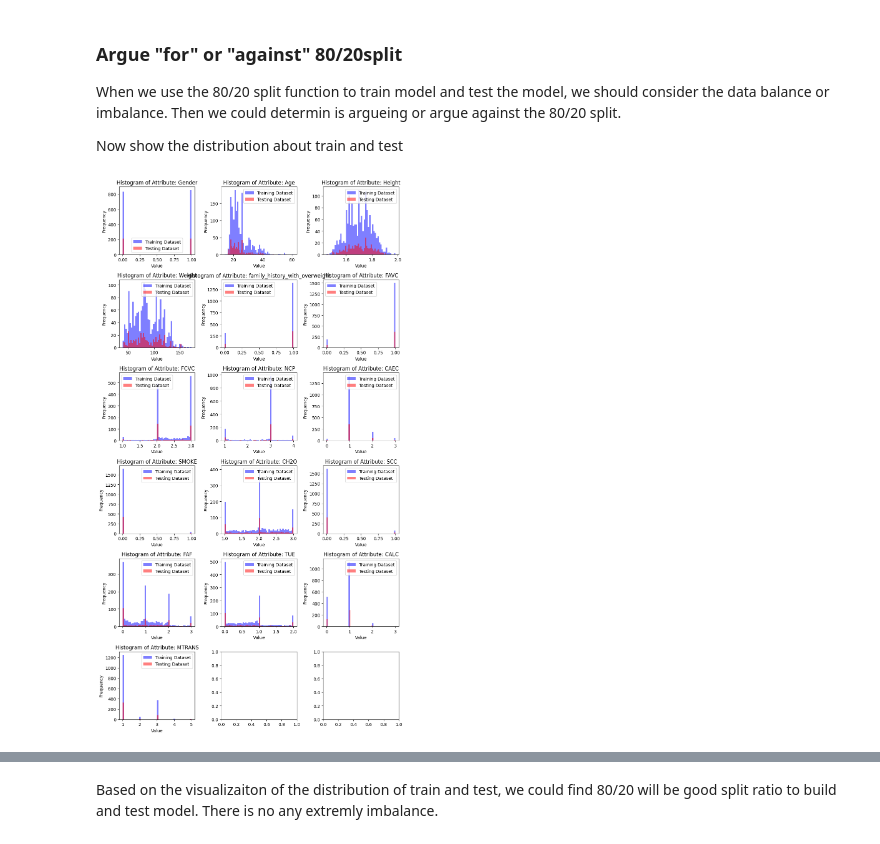
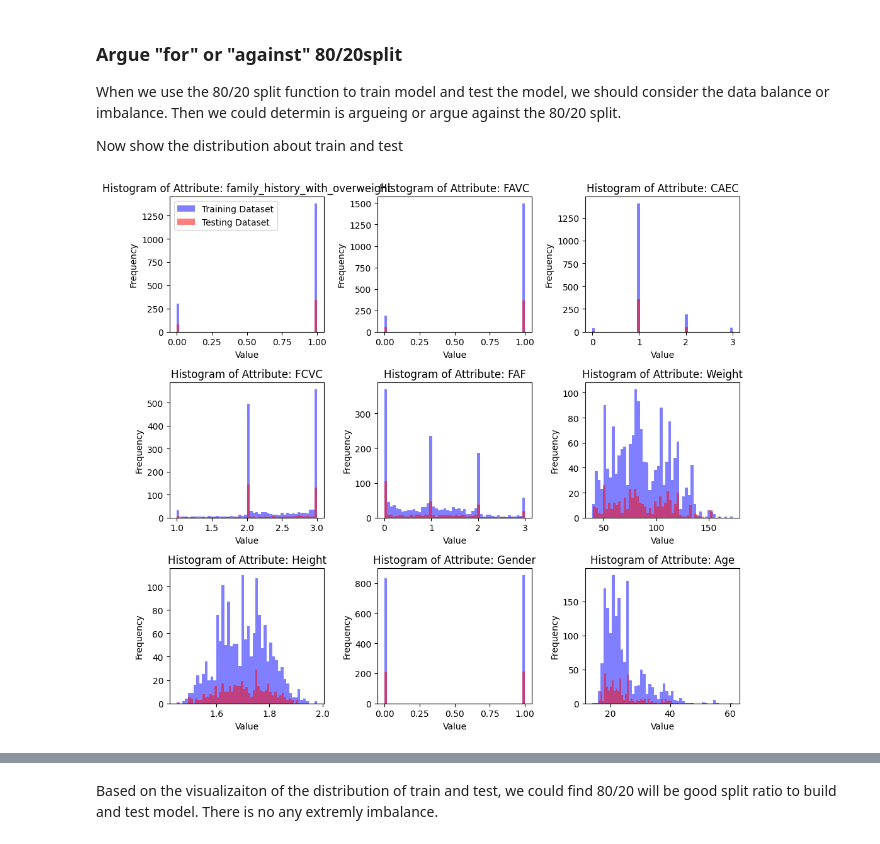
Before and after one commit to livingspring/CS7324LabAssignment, a Jupyter notebook: Lab3.ipynb, the cells around one changed output, grey strips where cells are left out. Cells and saved outputs as stored; diff of their text form; code cells hidden in the pictures.

```diff
--- a/Lab3.ipynb
+++ b/Lab3.ipynb
@@ -165,3 +170,6 @@ plt.show()
+# %%
+selected_columns =["family_history_with_overweight","FAVC","CAEC","FCVC","FAF","Weight","Height","Gender","Age","NObeyesdad"] # which are the higher related columns
+df=df[selected_columns]
 # %% [markdown]
 ### Data Splitting
 We will split our dataset into training and testing sets using an 80/20 split, where 80% of the data will be used for training the model and 20% for testing its performance. This split is appropriate as it provides an adequate amount of data for training while still reserving a sizable portion for evaluation. With a larger training set, the model can learn more complex patterns in the data, leading to potentially better performance. However, it's essential to ensure that the testing set is representative of the overall data distribution to obtain reliable performance metrics.
@@ -185,35 +194,35 @@ import matplotlib.pyplot as plt
 num_attributes = len(x_train.columns)
 
 # Calculate the number of rows and columns needed for the subplots
 num_rows = (num_attributes + 2) // 3  # Round up to the nearest integer
 num_cols = min(num_attributes, 3)     # Maximum 3 columns per row
 
 # Set up subplots
 fig, axs = plt.subplots(num_rows, num_cols, figsize=(10, 3 * num_rows))
 
 # Plot histograms for each attribute
 for i, col in enumerate(x_train.columns):
     row_index = i // 3  # Determine the row index for the subplot
     col_index = i % 3   # Determine the column index for the subplot
 
     # Plot histogram for training dataset
-    axs[row_index, col_index].hist(x_train[col], bins=50, color='blue', alpha=0.5, label='Training Dataset')
+    axs[row_index, col_index].hist(x_train[col], bins=50, color='blue', alpha=0.5)
 
     # Plot histogram for testing dataset
-    axs[row_index, col_index].hist(x_test[col], bins=50, color='red', alpha=0.5, label='Testing Dataset')
+    axs[row_index, col_index].hist(x_test[col], bins=50, color='red', alpha=0.5)
 
     # Add labels and title
     axs[row_index, col_index].set_xlabel('Value')
     axs[row_index, col_index].set_ylabel('Frequency')
     axs[row_index, col_index].set_title(f'Histogram of Attribute: {col}')
 
-    # Add legend
-    axs[row_index, col_index].legend()
+# Add legend outside the loop
+axs[0, 0].legend(['Training Dataset', 'Testing Dataset'])
 
 # Adjust layout
 plt.tight_layout()
 
 # Show plot
 plt.show()
 # %% [output]
-[figure, old version]
+[figure, new version]
```
Also changed, not shown: parts of 16 cells of this notebook.
